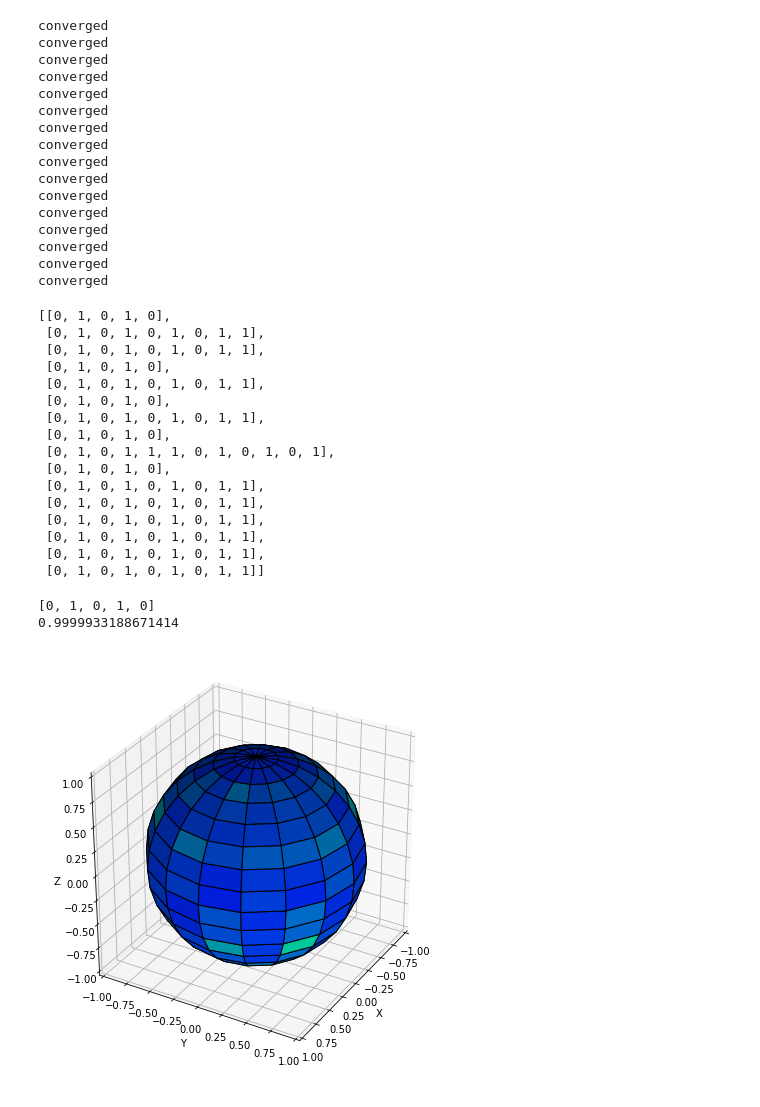
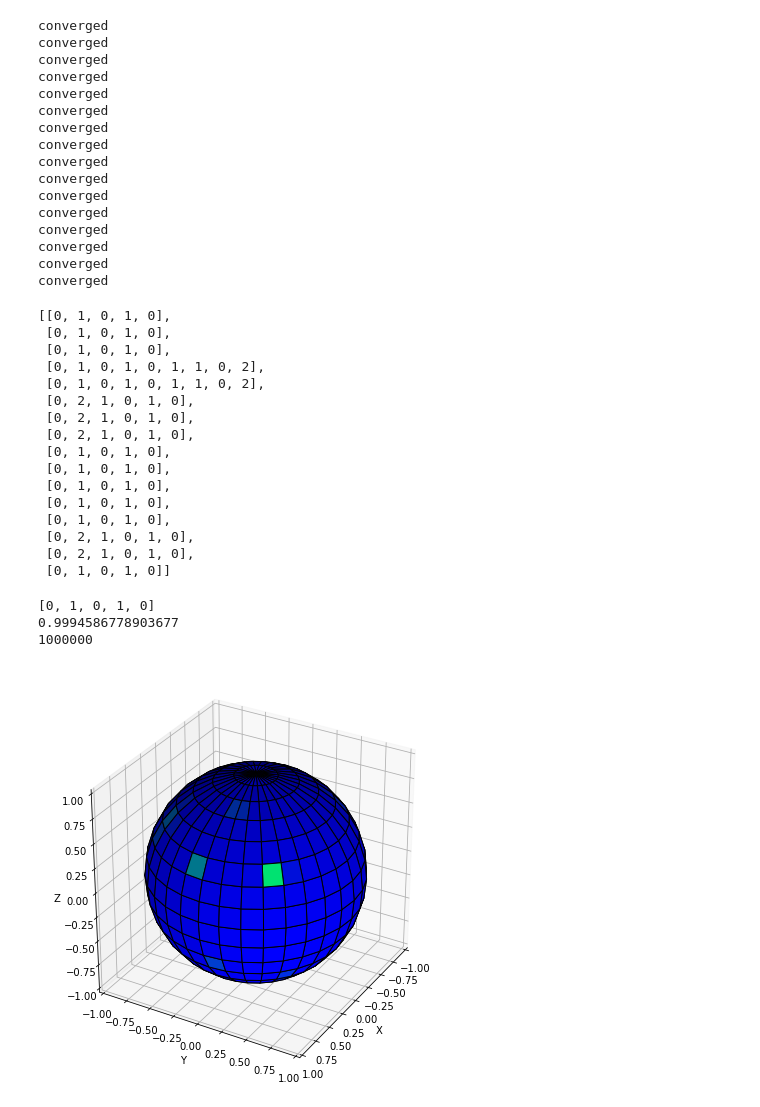
Before and after one commit to Orth-Research/circuit_rl, a Jupyter notebook: mdp_dynamics.ipynb, the cells around one changed output. Drawn from its saved outputs; the diff is of its cells as text; code cells hidden in the pictures.

```diff
--- a/mdp_dynamics.ipynb
+++ b/mdp_dynamics.ipynb
@@ -59,7 +59,7 @@ def statevector_to_bloch_point(state):
     phi = np.angle(svp[1])
     return np.sin(theta)*np.cos(phi), np.sin(theta)*np.sin(phi), np.cos(theta)
 # %%
-n = 10**2
+n = 10**6
 k = 16
 
 GATES = {
@@ -75,7 +75,7 @@ phis = pd.cut(np.linspace(-np.pi, np.pi, 2*k), 2*k,  precision=10)
 goal_reg = statevector_to_bloch_reg(goal)
 
 states = [(i, j) for i in range(len(thetas)) for j in range(len(phis))]
-values = np.zeros(len(thetas) * len(phis)) # value function
+values = np.zeros(len(thetas) * len(phis))
 # %%
 transitions = [np.zeros((len(states), len(states)), dtype=np.float16) for i in range(len(GATES))]
 
@@ -105,14 +105,11 @@ def R(state, action):
 # %%
 def policy_eval(policy, discount_factor=0.8, epsilon=0.000001):
     V_old = np.zeros(len(states))
-    while True:
-    # for i in range(1):
+    # while True:
+    for i in range(3):
         V_new = np.zeros(len(states))
         delta = 0
         for s in range(len(states)):
-            # if (states[s] == goal_reg):
-            #     v_fn = 0
-            # else:
             v_fn = 0
             action_probs = policy[s]
             for a in range(len(GATES)):
@@ -201,28 +198,29 @@ converged
 converged
 converged
 [[0, 1, 0, 1, 0],
- [0, 1, 0, 1, 0, 1, 0, 1, 1],
- [0, 1, 0, 1, 0, 1, 0, 1, 1],
  [0, 1, 0, 1, 0],
- [0, 1, 0, 1, 0, 1, 0, 1, 1],
  [0, 1, 0, 1, 0],
- [0, 1, 0, 1, 0, 1, 0, 1, 1],
+ [0, 1, 0, 1, 0, 1, 1, 0, 2],
+ [0, 1, 0, 1, 0, 1, 1, 0, 2],
+ [0, 2, 1, 0, 1, 0],
+ [0, 2, 1, 0, 1, 0],
+ [0, 2, 1, 0, 1, 0],
  [0, 1, 0, 1, 0],
- [0, 1, 0, 1, 1, 1, 0, 1, 0, 1, 0, 1],
  [0, 1, 0, 1, 0],
- [0, 1, 0, 1, 0, 1, 0, 1, 1],
- [0, 1, 0, 1, 0, 1, 0, 1, 1],
- [0, 1, 0, 1, 0, 1, 0, 1, 1],
- [0, 1, 0, 1, 0, 1, 0, 1, 1],
- [0, 1, 0, 1, 0, 1, 0, 1, 1],
- [0, 1, 0, 1, 0, 1, 0, 1, 1]]
+ [0, 1, 0, 1, 0],
+ [0, 1, 0, 1, 0],
+ [0, 1, 0, 1, 0],
+ [0, 2, 1, 0, 1, 0],
+ [0, 2, 1, 0, 1, 0],
+ [0, 1, 0, 1, 0]]
 # %%
 prog = optimal_programs[np.argmin(np.array([len(i) for i in optimal_programs]))]
 fidelities = []
 print(prog)
 # prog = [0, 1, 1, 0]
 for i in range(k**2):
-    s = random_state_in_reg((0,0))
+    s = np.array([1, 0])
+    # s = random_state_in_reg((0,0))
     for a in prog:
         s = GATES[a] @ s
     f = state_fidelity(s, goal)
@@ -231,9 +229,11 @@ for i in range(k**2):
         fidelities.append(f)
     # print(goal, s)
 print(f)
+print(n)
 # %% [output]
 [0, 1, 0, 1, 0]
-0.9999933188671414
+0.9994586778903677
+1000000
 # %%
 goals = []
 
@@ -255,6 +255,8 @@ for i in range(len(goals)):
     xp.append(np.sin(theta)*np.cos(phi))
     yp.append(np.sin(theta)*np.sin(phi))
     zp.append(np.cos(theta))
+# %%
+v1 = policy_eval(policy)
 # %%
 from mpl_toolkits.mplot3d import Axes3D
 import matplotlib.pyplot as plt
@@ -280,47 +282,38 @@ r = 1.0
 
 t = [0]
 p = [-np.pi]
-for i in range(k):
+for i in range(len(thetas)):
     t.append(min(thetas[i].right, np.pi))
+for i in range(len(phis)):
     p.append(min(phis[i].right, np.pi))
 
 # t = np.linspace(0, np.pi, k)
 # p = np.linspace(-np.pi, np.pi, k)
 
 theta,phi = np.meshgrid(p,t)
 
 x = r*np.cos(theta)*np.sin(phi)
 y = r*np.sin(theta)*np.sin(phi)
 z = r*np.cos(phi)
-# facecolors=cm.jet(np.cos(x))
-# Plot the surface
-colortuple = ('y', 'b')
-colors = np.empty(x.shape, dtype=str)
-for yi in range(len(p)):
-    for xi in range(len(t)):
-        if (xi, yi) == goal_reg:
-            colors[xi, yi] = 'r'
-        else:
-            colors[xi, yi] = colortuple[(xi + yi) % len(colortuple)]
 
 norm = plt.Normalize()
-colors = plt.cm.winter(norm(v.reshape(k, k)))
+colors = plt.cm.winter(norm(v1.reshape(len(thetas), len(phis))))
 surf = ax.plot_surface(x, y, z, facecolors=colors, alpha=1)
 # surf = ax.plot_wireframe(x, y, z, alpha=0.8)
 # surf = ax.plot_surface(x, y, z, color='w', alpha=1)
 
 surf.set_edgecolors('k')
 # ax.scatter(xp, yp, zp, color='k', s=100)
 ax.view_init(azim=30, elev=30)
 # ax.axis('off')
 
 ax.set_xlim([-1,1])
 ax.set_ylim([-1,1])
 ax.set_zlim([-1,1])
 ax.set_xlabel('X')
 ax.set_ylabel('Y')
 ax.set_zlabel('Z')
 plt.tight_layout()
 plt.show()
 # %% [output]
-[figure, old version]
+[figure, new version]
```
Also changed, not shown: parts of 1 cell of this notebook, 3 other files.
